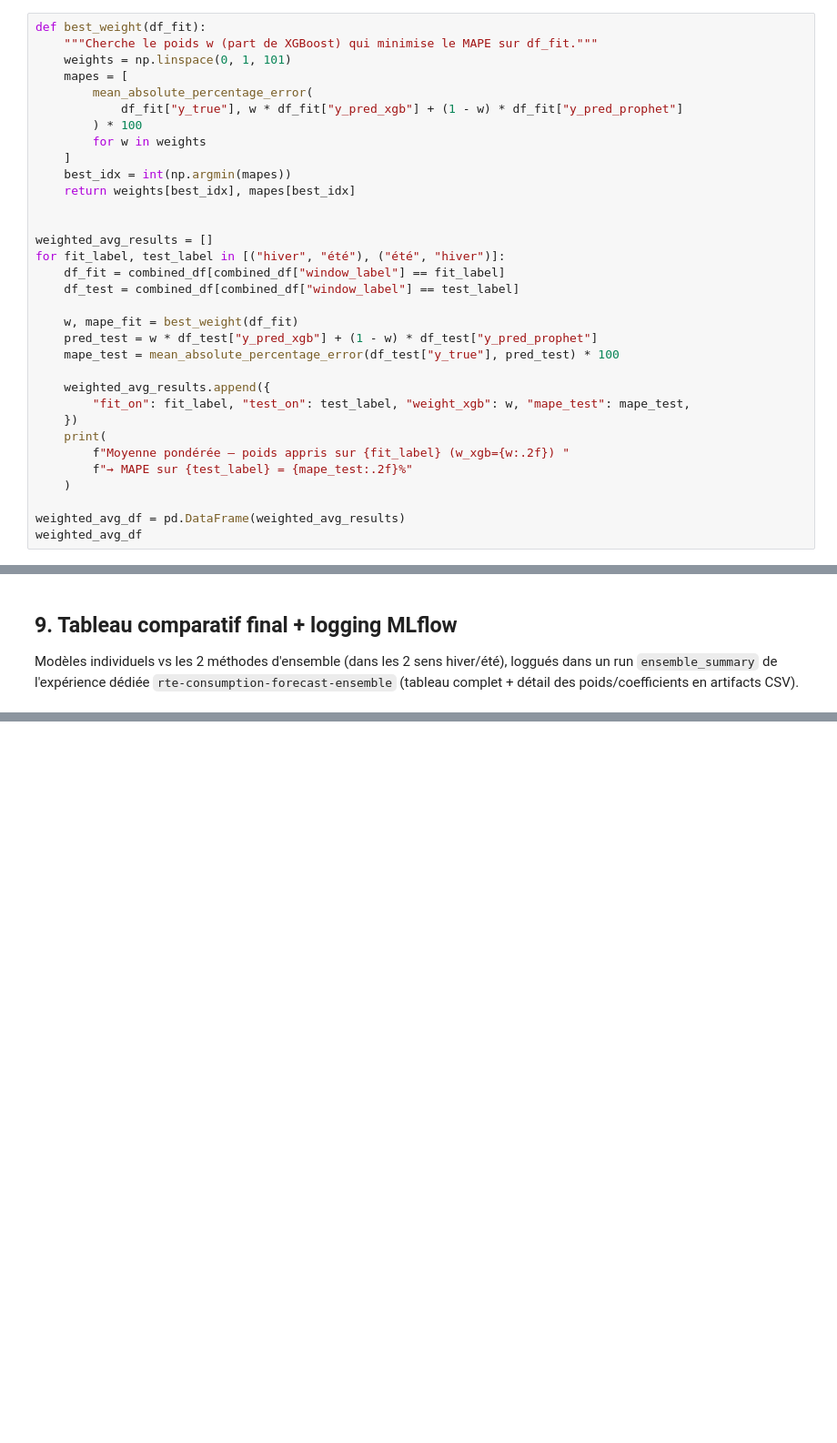
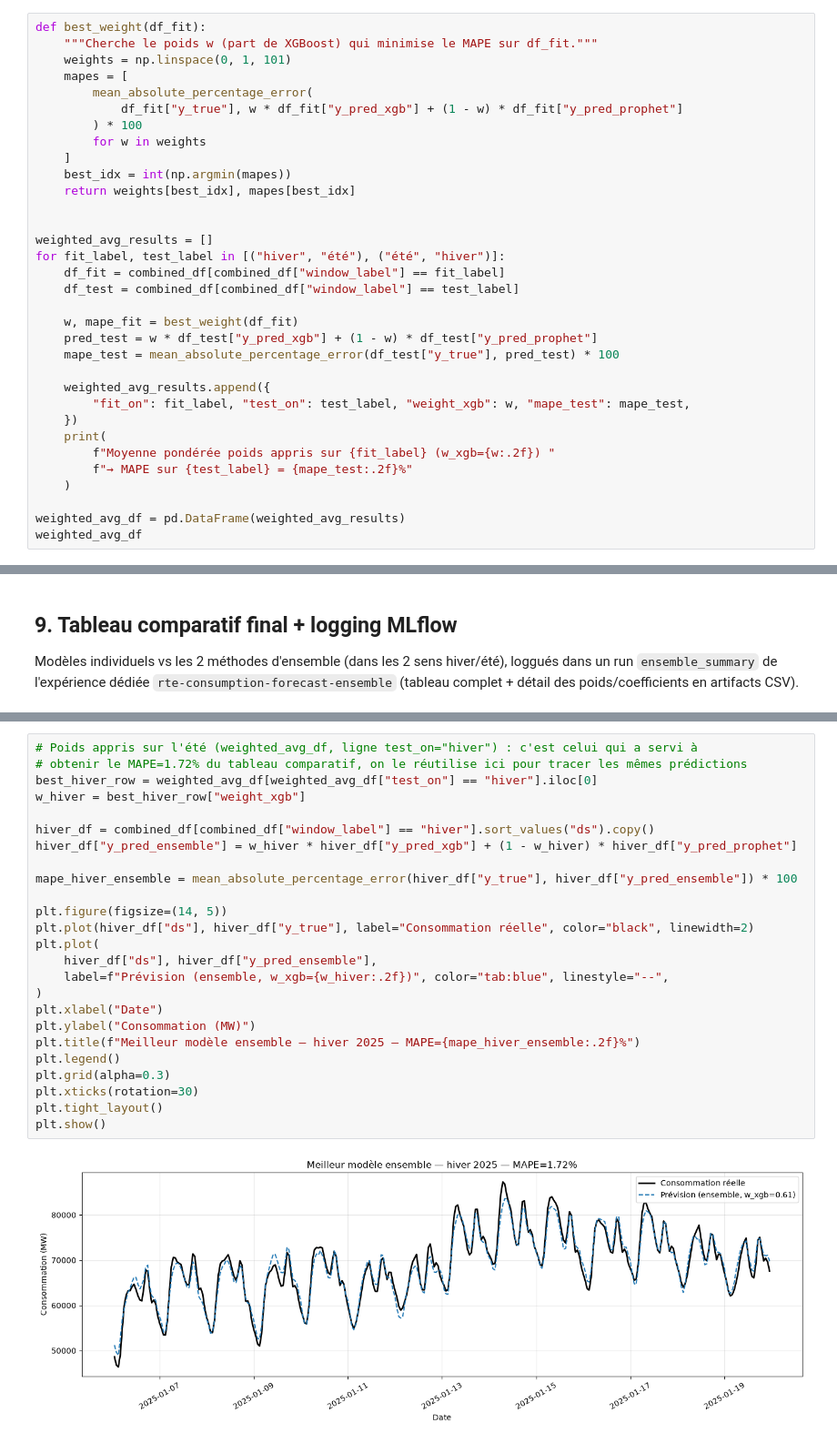
Before and after one commit to NykoDev/jedha-cdsd6-rte-predictions, a Jupyter notebook: training/train_ensemble.ipynb, the cells around one changed output, grey strips where cells are left out. Shown at 91% size. Drawn from its saved outputs; the diff is of its cells as text; blank space fills up the shorter version.

Commit message:
graphe reel vs predict ensemble

```diff
--- a/training/train_ensemble.ipynb
+++ b/training/train_ensemble.ipynb
@@ -380,7 +380,7 @@ for fit_label, test_label in [("hiver", "été"), ("été", "hiver")]:
         "fit_on": fit_label, "test_on": test_label, "weight_xgb": w, "mape_test": mape_test,
     })
     print(
-        f"Moyenne pondérée — poids appris sur {fit_label} (w_xgb={w:.2f}) "
+        f"Moyenne pondérée poids appris sur {fit_label} (w_xgb={w:.2f}) "
         f"→ MAPE sur {test_label} = {mape_test:.2f}%"
     )
 
@@ -471,3 +476,30 @@ comparison_df
+# %%
+# Poids appris sur l'été (weighted_avg_df, ligne test_on="hiver") : c'est celui qui a servi à
+# obtenir le MAPE=1.72% du tableau comparatif, on le réutilise ici pour tracer les mêmes prédictions
+best_hiver_row = weighted_avg_df[weighted_avg_df["test_on"] == "hiver"].iloc[0]
+w_hiver = best_hiver_row["weight_xgb"]
+
+hiver_df = combined_df[combined_df["window_label"] == "hiver"].sort_values("ds").copy()
+hiver_df["y_pred_ensemble"] = w_hiver * hiver_df["y_pred_xgb"] + (1 - w_hiver) * hiver_df["y_pred_prophet"]
+
+mape_hiver_ensemble = mean_absolute_percentage_error(hiver_df["y_true"], hiver_df["y_pred_ensemble"]) * 100
+
+plt.figure(figsize=(14, 5))
+plt.plot(hiver_df["ds"], hiver_df["y_true"], label="Consommation réelle", color="black", linewidth=2)
+plt.plot(
+    hiver_df["ds"], hiver_df["y_pred_ensemble"],
+    label=f"Prévision (ensemble, w_xgb={w_hiver:.2f})", color="tab:blue", linestyle="--",
+)
+plt.xlabel("Date")
+plt.ylabel("Consommation (MW)")
+plt.title(f"Meilleur modèle ensemble — hiver 2025 — MAPE={mape_hiver_ensemble:.2f}%")
+plt.legend()
+plt.grid(alpha=0.3)
+plt.xticks(rotation=30)
+plt.tight_layout()
+plt.show()
+# %% [output]
+[figure, added]
 # %% [markdown]
 ## 10. Conclusion
 
```
Also changed, not shown: parts of 12 cells of this notebook, 1 other file.
